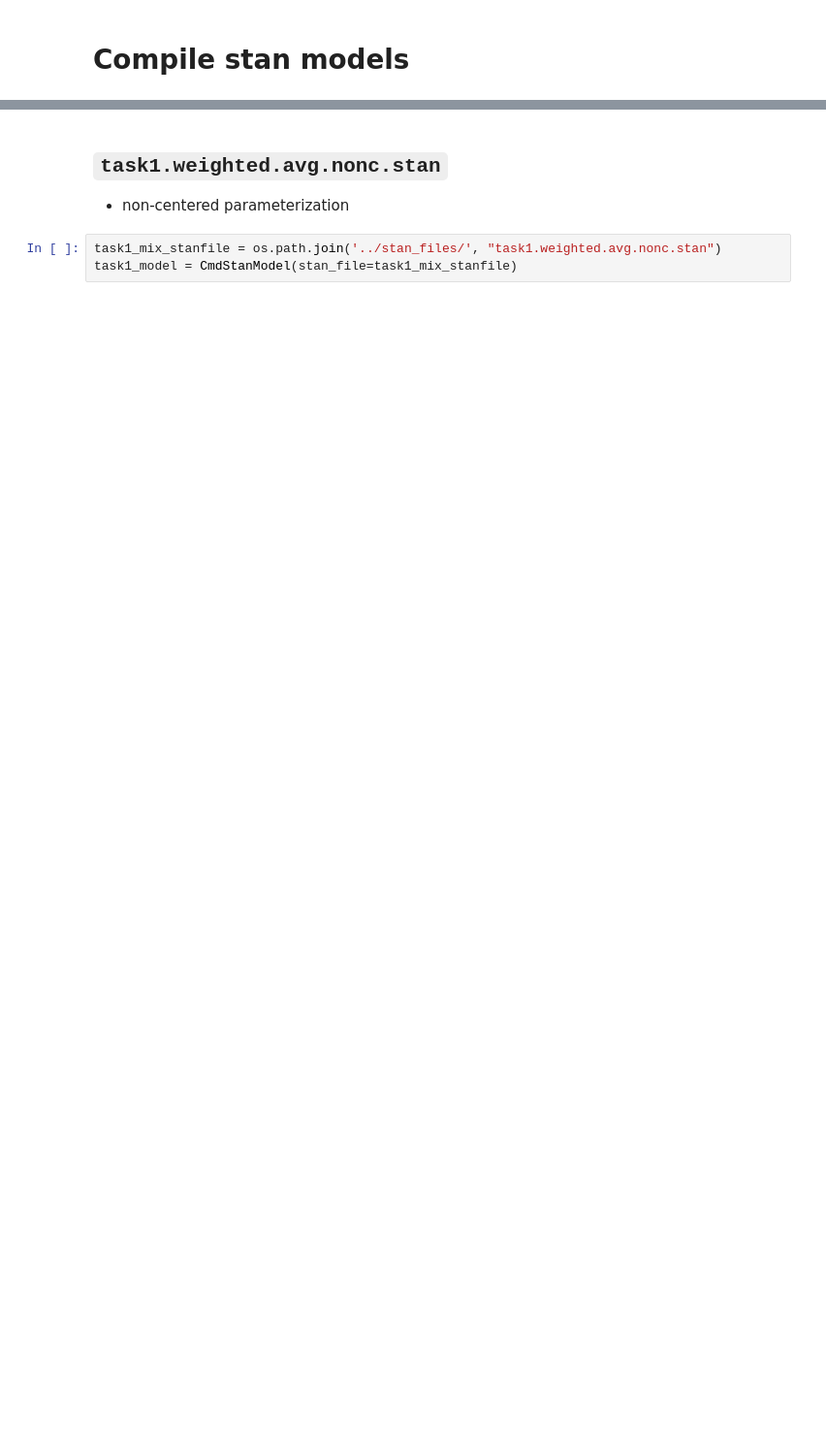
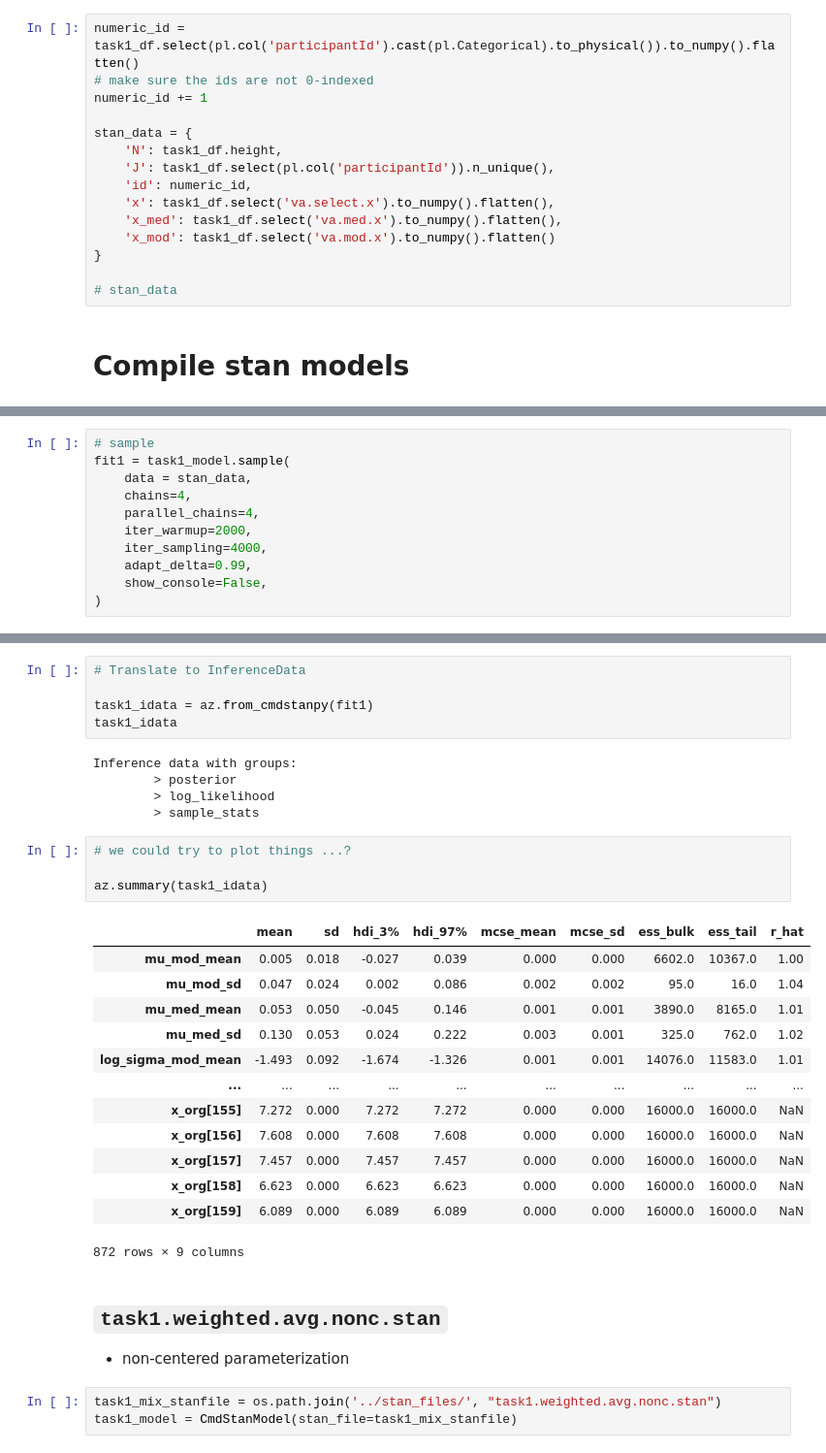
Before and after one commit to mika-long/vis-decode-analysis, a Jupyter notebook: analysis/pymc_files/task1.ipynb, the cells around one changed output, grey strips where cells are left out. Shown at 97% size. Drawn from its saved outputs; the diff is of its cells as text; blank space fills up the shorter version.

```diff
--- a/analysis/pymc_files/task1.ipynb
+++ b/analysis/pymc_files/task1.ipynb
@@ -32,2 +34,17 @@ shape: (5, 27)
+# %%
+numeric_id = task1_df.select(pl.col('participantId').cast(pl.Categorical).to_physical()).to_numpy().flatten()
+# make sure the ids are not 0-indexed
+numeric_id += 1
+
+stan_data = {
+    'N': task1_df.height,
+    'J': task1_df.select(pl.col('participantId')).n_unique(),
+    'id': numeric_id,
+    'x': task1_df.select('va.select.x').to_numpy().flatten(),
+    'x_med': task1_df.select('va.med.x').to_numpy().flatten(),
+    'x_mod': task1_df.select('va.mod.x').to_numpy().flatten()
+}
+
+# stan_data
 # %% [markdown]
 # Compile stan models
@@ -43,0 +63,11 @@ task1_model = CmdStanModel(stan_file=task1_mix_stanfile)
+# %%
+# sample
+fit1 = task1_model.sample(
+    data = stan_data,
+    chains=4,
+    parallel_chains=4,
+    iter_warmup=2000,
+    iter_sampling=4000,
+    adapt_delta=0.99,
+    show_console=False,
+)
@@ -44,3 +104,31 @@ task1_model = CmdStanModel(stan_file=task1_mix_stanfile)
+# %%
+# Translate to InferenceData
+
+task1_idata = az.from_cmdstanpy(fit1)
+task1_idata
+# %% [output]
+Inference data with groups:
+        > posterior
+        > log_likelihood
+        > sample_stats
+# %%
+# we could try to plot things ...?
+
+az.summary(task1_idata)
+# %% [output]
+|  | mean | sd | hdi_3% | hdi_97% | mcse_mean | mcse_sd | ess_bulk | ess_tail | r_hat |
+| mu_mod_mean | 0.005 | 0.018 | -0.027 | 0.039 | 0.000 | 0.000 | 6602.0 | 10367.0 | 1.00 |
+| mu_mod_sd | 0.047 | 0.024 | 0.002 | 0.086 | 0.002 | 0.002 | 95.0 | 16.0 | 1.04 |
+| mu_med_mean | 0.053 | 0.050 | -0.045 | 0.146 | 0.001 | 0.001 | 3890.0 | 8165.0 | 1.01 |
+| mu_med_sd | 0.130 | 0.053 | 0.024 | 0.222 | 0.003 | 0.001 | 325.0 | 762.0 | 1.02 |
+| log_sigma_mod_mean | -1.493 | 0.092 | -1.674 | -1.326 | 0.001 | 0.001 | 14076.0 | 11583.0 | 1.01 |
+| ... | ... | ... | ... | ... | ... | ... | ... | ... | ... |
+| x_org[155] | 7.272 | 0.000 | 7.272 | 7.272 | 0.000 | 0.000 | 16000.0 | 16000.0 | NaN |
+| x_org[156] | 7.608 | 0.000 | 7.608 | 7.608 | 0.000 | 0.000 | 16000.0 | 16000.0 | NaN |
+| x_org[157] | 7.457 | 0.000 | 7.457 | 7.457 | 0.000 | 0.000 | 16000.0 | 16000.0 | NaN |
+| x_org[158] | 6.623 | 0.000 | 6.623 | 6.623 | 0.000 | 0.000 | 16000.0 | 16000.0 | NaN |
+| x_org[159] | 6.089 | 0.000 | 6.089 | 6.089 | 0.000 | 0.000 | 16000.0 | 16000.0 | NaN |
+872 rows × 9 columns
 # %% [markdown]
 ## `task1.weighted.avg.nonc.stan`
 
```
Also changed, not shown: parts of 22 cells of this notebook.
